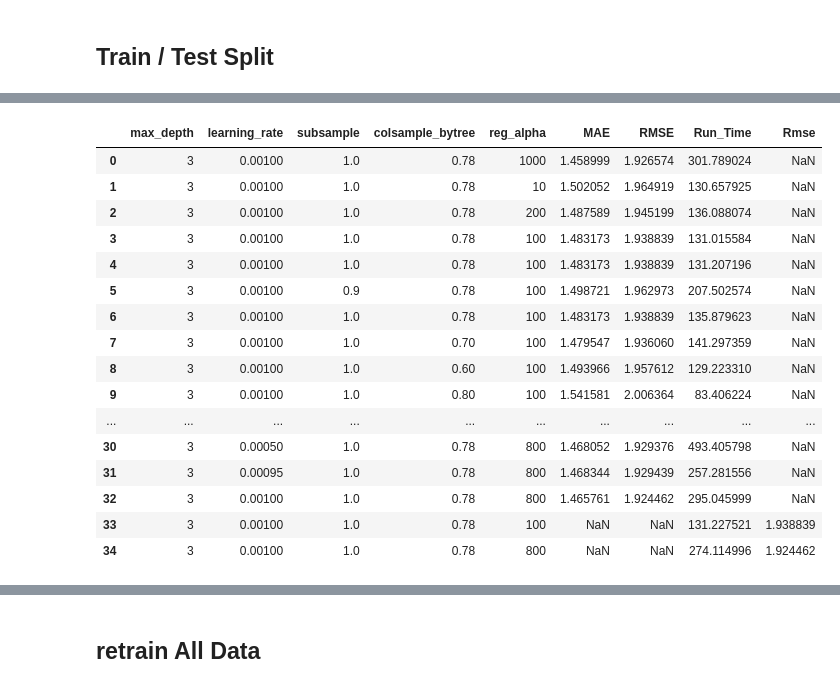
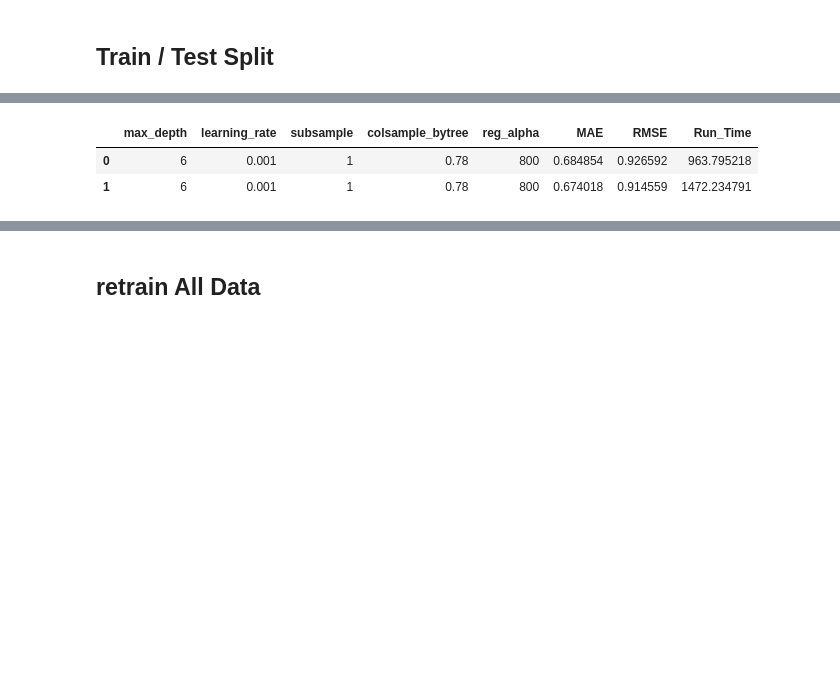
Before and after one commit to ITU-0327/Weather_Forecasting, a Jupyter notebook: Data_Cleaning.ipynb, the cells around one changed output, grey strips where cells are left out. Saved outputs shown, nothing was run; the diff lists cells and outputs as text; code cells hidden in the pictures; blank space fills up the shorter version.

```diff
--- a/Data_Cleaning.ipynb
+++ b/Data_Cleaning.ipynb
@@ -36,6 +55,5 @@ def add_lags(data):
 # %%
-# df = pd.read_csv(os.path.join(config['path'], 'test_file.csv'))
-df = pd.read_csv('test_file.csv')
+df = pd.read_csv(os.path.join(config['path'], 'test_file.csv'))
 df = create_features(df)
 df
 # %% [output]
@@ -56,10 +89,12 @@ df = df.sort_index()
 # %% [markdown]
 ## Define Features and Target
 # %%
-FEATURES = ['Year', 'Month', 'Day', 'ObsTime', 'DayofYear', 'Quarter', 'WeekofYear', 'StnPres', 'RH', 'WS', 'WD',
-            'Precp']
+FEATURES = ['Year', 'Month','Day', 'ObsTime', 'DayofYear', 'Quarter', 'WeekofYear', 'StnPres', 'RH', 'WS', 'WD',
+            'Precp', 'Year_Avg', 'Month_Avg', 'Day_Avg', '24hr_Avg', '30d_Avg', '365d_Avg']
 for i in range(config['years_of_lag']):
     FEATURES.append(f'{i+1} Year lag')
+for i in range(3):
+    FEATURES.append(f'{i+1} Day lag')
 TARGET = ['Temperature']
 # %%
 from sklearn.metrics import mean_absolute_error
@@ -132,19 +146,5 @@ x_train = train[FEATURES]
 y_train = train[TARGET]
 x_test = test[FEATURES]
 y_test = test[TARGET]
-
-
-reg = xgb.XGBRegressor(base_score=0.5,
-                       booster='gbtree',
-                       n_estimators=90000,
-                       early_stopping_rounds=50,
-                       objective='reg:squarederror',
-                       max_depth=5,
-                       learning_rate=0.0001,
-                       subsample=1,
-                       colsample_bytree=1,
-                       reg_alpha=1)
-reg.fit(x_train, y_train,
-        eval_set=[(x_train, y_train), (x_test, y_test)],
-        verbose=100)
+x_train
 # %% [output]
@@ -192,12 +178,15 @@ import numpy as np
 import time
 from sklearn.metrics import mean_absolute_error
 
-depth = 3
+depth = 6
 rate = 0.001
 sample = 1
 colsample = 0.78
 alpha = 800
-
+# for i in range(7, 11):
+#     sample = i/10
+#     for j in range(7, 11):
+#         colsample = j/10
 print(f'Start training, max_depth = {depth}, learning_rate = {rate}, subsample = {sample}, colsample_bytree = {colsample}, reg_alpha = {alpha}\n')
 start_time = time.time()
 reg = xgb.XGBRegressor(base_score=0.5,
@@ -221,5 +210,6 @@ row = {'max_depth': depth, 'learning_rate': rate, 'subsample': sample, 'colsampl
 score_data = pd.read_csv(os.path.join(config['path'], 'score_data.csv'))
 score_data = pd.concat([score_data, pd.DataFrame(row, index=[0])], ignore_index=True)
 score_data.to_csv(os.path.join(config['path'], 'score_data.csv'), index=False)
+
 score_data
 # %% [output]
@@ -243,20 +233,6 @@ Start training, max_depth = 3, learning_rate = 0.001, subsample = 1, colsample_b
-|  | max_depth | learning_rate | subsample | colsample_bytree | reg_alpha | MAE | RMSE | Run_Time | Rmse |
-| 0 | 3 | 0.00100 | 1.0 | 0.78 | 1000 | 1.458999 | 1.926574 | 301.789024 | NaN |
-| 1 | 3 | 0.00100 | 1.0 | 0.78 | 10 | 1.502052 | 1.964919 | 130.657925 | NaN |
-| 2 | 3 | 0.00100 | 1.0 | 0.78 | 200 | 1.487589 | 1.945199 | 136.088074 | NaN |
-| 3 | 3 | 0.00100 | 1.0 | 0.78 | 100 | 1.483173 | 1.938839 | 131.015584 | NaN |
-| 4 | 3 | 0.00100 | 1.0 | 0.78 | 100 | 1.483173 | 1.938839 | 131.207196 | NaN |
-| 5 | 3 | 0.00100 | 0.9 | 0.78 | 100 | 1.498721 | 1.962973 | 207.502574 | NaN |
-| 6 | 3 | 0.00100 | 1.0 | 0.78 | 100 | 1.483173 | 1.938839 | 135.879623 | NaN |
-| 7 | 3 | 0.00100 | 1.0 | 0.70 | 100 | 1.479547 | 1.936060 | 141.297359 | NaN |
-| 8 | 3 | 0.00100 | 1.0 | 0.60 | 100 | 1.493966 | 1.957612 | 129.223310 | NaN |
-| 9 | 3 | 0.00100 | 1.0 | 0.80 | 100 | 1.541581 | 2.006364 | 83.406224 | NaN |
-| ... | ... | ... | ... | ... | ... | ... | ... | ... | ... |
-| 30 | 3 | 0.00050 | 1.0 | 0.78 | 800 | 1.468052 | 1.929376 | 493.405798 | NaN |
-| 31 | 3 | 0.00095 | 1.0 | 0.78 | 800 | 1.468344 | 1.929439 | 257.281556 | NaN |
-| 32 | 3 | 0.00100 | 1.0 | 0.78 | 800 | 1.465761 | 1.924462 | 295.045999 | NaN |
-| 33 | 3 | 0.00100 | 1.0 | 0.78 | 100 | NaN | NaN | 131.227521 | 1.938839 |
-| 34 | 3 | 0.00100 | 1.0 | 0.78 | 800 | NaN | NaN | 274.114996 | 1.924462 |
+|  | max_depth | learning_rate | subsample | colsample_bytree | reg_alpha | MAE | RMSE | Run_Time |
+| 0 | 6 | 0.001 | 1 | 0.78 | 800 | 0.684854 | 0.926592 | 963.795218 |
+| 1 | 6 | 0.001 | 1 | 0.78 | 800 | 0.674018 | 0.914559 | 1472.234791 |
 # %%
 feature_importance = pd.DataFrame(data=reg.feature_importances_,
                                   index=FEATURES,
```
Also changed, not shown: parts of 10 cells of this notebook, 1 other file.
